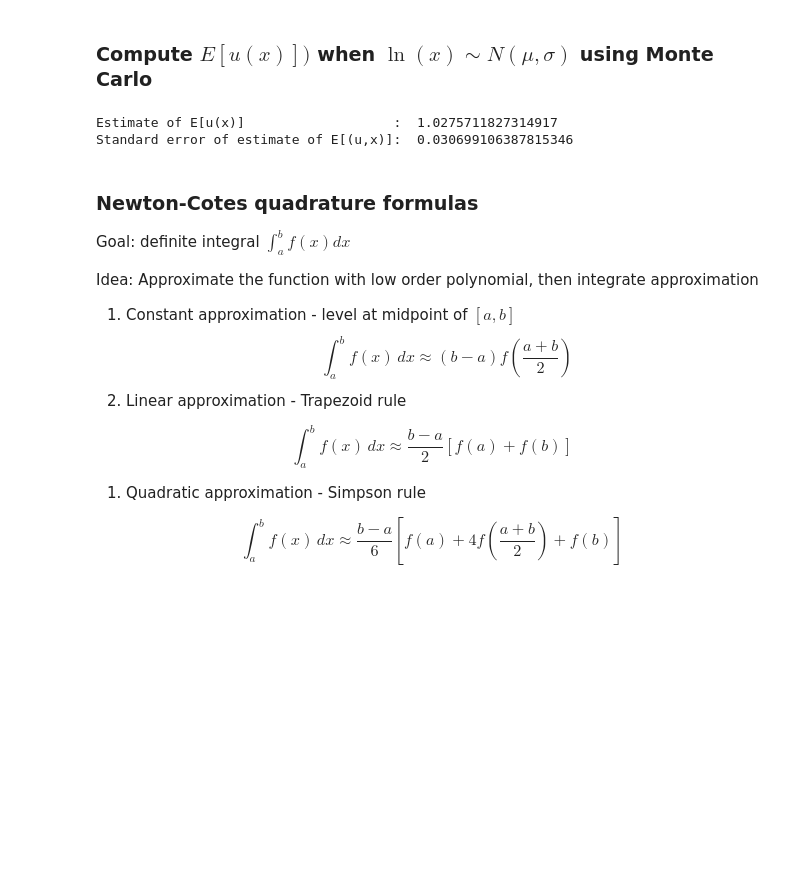
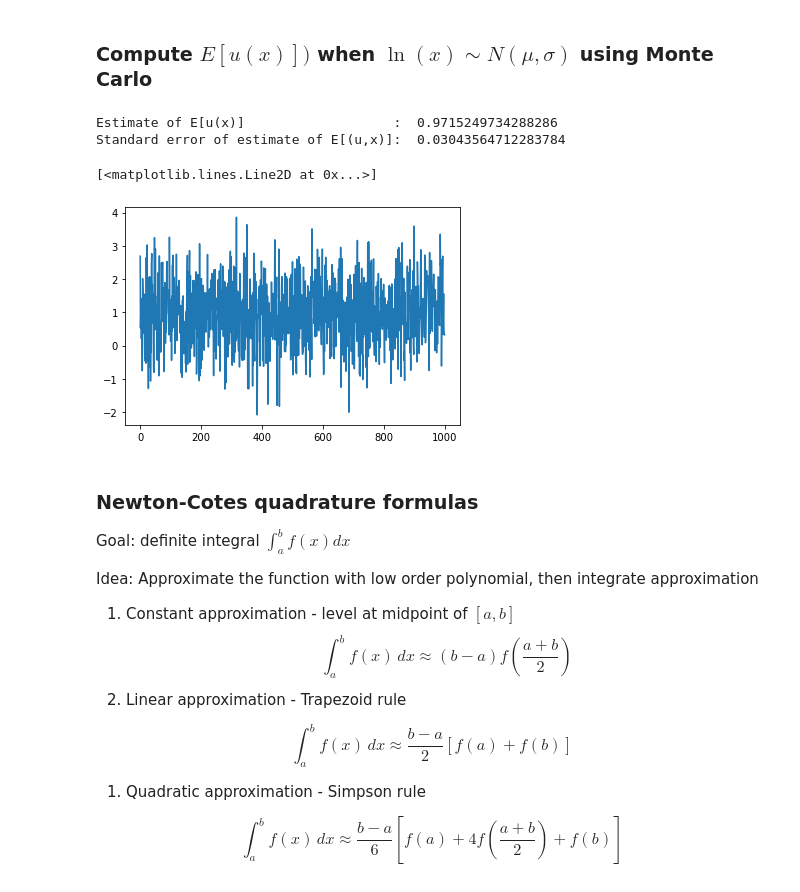
Before and after one commit to Bernseng/dp_ucph, a Jupyter notebook: 1_theory_tools/03_deaton_1d_integration.ipynb, the cells around one changed output. Saved outputs shown, nothing was run; the diff lists cells and outputs as text; code cells hidden in the pictures; blank space fills up the shorter version.

```diff
--- a/1_theory_tools/03_deaton_1d_integration.ipynb
+++ b/1_theory_tools/03_deaton_1d_integration.ipynb
@@ -85,21 +88,24 @@ def u(c,η=1): # utility function
 # %% [markdown]
 ### Compute $E[u(x)])$ when $\ln(x) \sim N(\mu, \sigma)$ using Monte Carlo
 # %%
-import numpy as np
-
-n=1000        # Number of Monte Carlo samples
-η=1;          # CRRA utility parameter
-μ=1; σ=1;     # Location and scale parameters for ln(x)~ N(μ, σ)$
+np.random.seed(7)   # Seed
+n=1000              # Number of Monte Carlo samples
+η=1;                # CRRA utility parameter
+μ=1; σ=1;           # Location and scale parameters for ln(x)~ N(μ, σ)$
 
 x = np.random.lognormal(μ, σ, n)
 fx=u(x, η)
 Qn = np.mean(fx)
 se_Qn=np.std(fx)/np.sqrt(n)
 print('Estimate of E[u(x)]                   : ', Qn)
 print('Standard error of estimate of E[(u,x)]: ', se_Qn)
+
+plt.plot(fx)
 # %% [output]
-Estimate of E[u(x)]                   :  1.0275711827314917
-Standard error of estimate of E[(u,x)]:  0.030699106387815346
+Estimate of E[u(x)]                   :  0.9715249734288286
+Standard error of estimate of E[(u,x)]:  0.03043564712283784
+[<matplotlib.lines.Line2D at 0x...>]
+[figure, added]
 # %% [markdown]
 ### Newton-Cotes quadrature formulas
 
```
Also changed, not shown: parts of 3 cells of this notebook.
